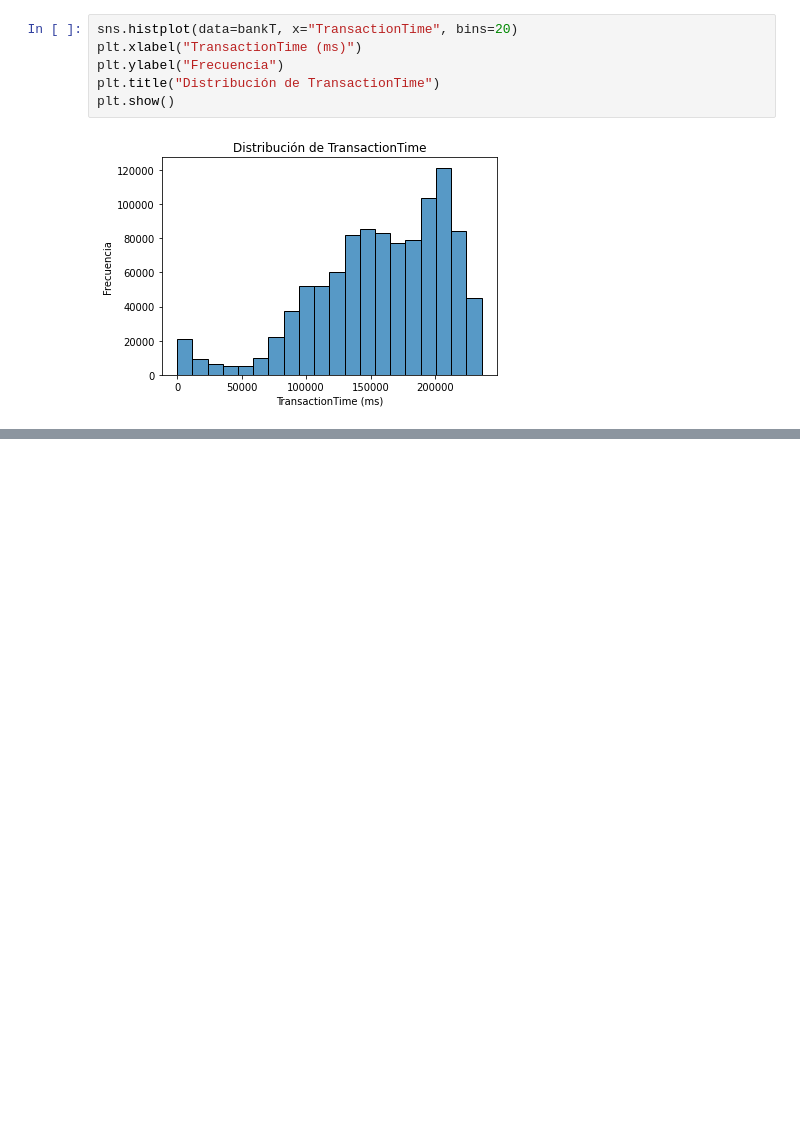
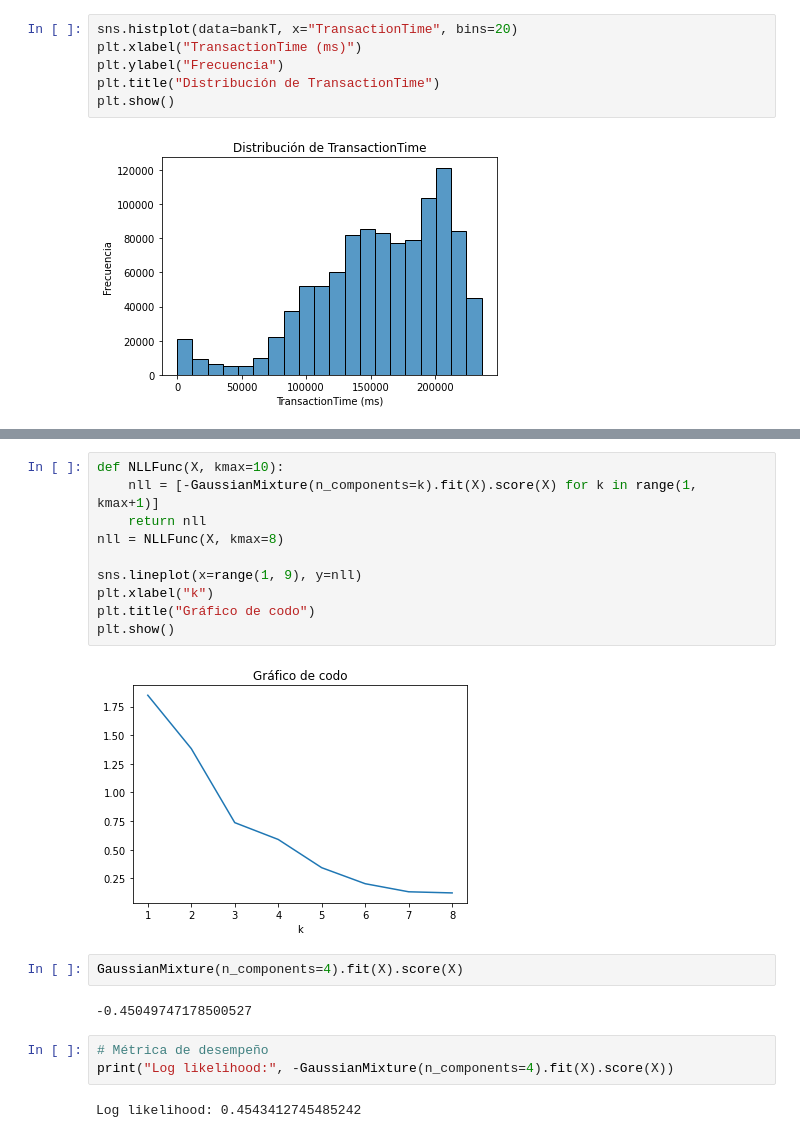
Before and after one commit to aleg001/Lab8, a Jupyter notebook: Lab8.ipynb, the cells around one changed output, grey strips where cells are left out. Saved outputs shown, nothing was run; the diff lists cells and outputs as text; blank space fills up the shorter version.

```diff
--- a/Lab8.ipynb
+++ b/Lab8.ipynb
@@ -83,0 +121,21 @@ plt.show()
+# %%
+def NLLFunc(X, kmax=10):
+    nll = [-GaussianMixture(n_components=k).fit(X).score(X) for k in range(1, kmax+1)]
+    return nll
+nll = NLLFunc(X, kmax=8)
+
+sns.lineplot(x=range(1, 9), y=nll)
+plt.xlabel("k")
+plt.title("Gráfico de codo")
+plt.show()
+# %% [output]
+[figure, added]
+# %%
+GaussianMixture(n_components=4).fit(X).score(X)
+# %% [output]
+-0.45049747178500527
+# %%
+# Métrica de desempeño
+print("Log likelihood:", -GaussianMixture(n_components=4).fit(X).score(X))
+# %% [output]
+Log likelihood: 0.4543412745485242
```
Also changed, not shown: parts of 17 cells of this notebook.
